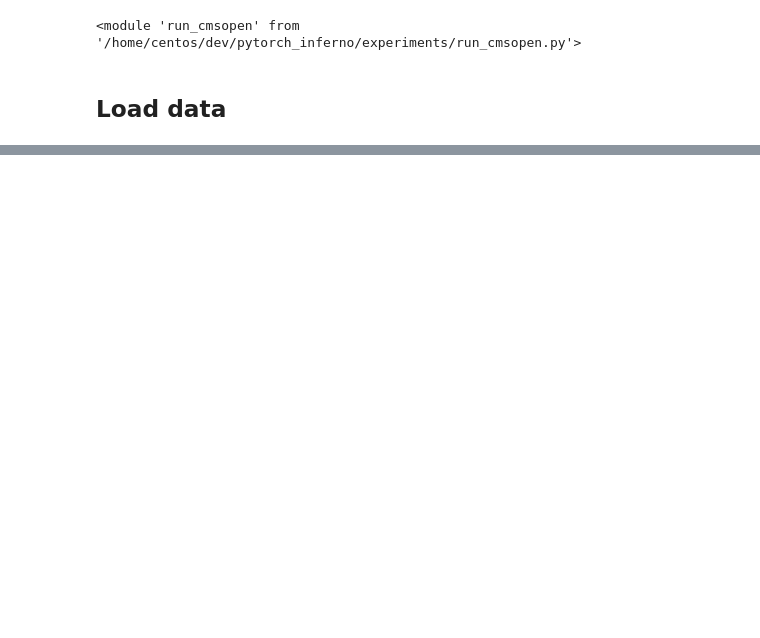
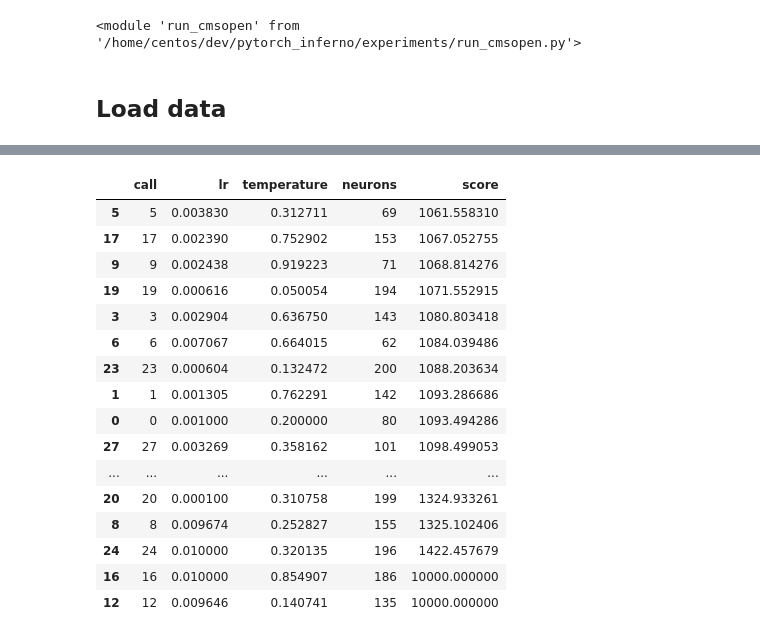
Before and after one commit to llayer/cmsopen, a Jupyter notebook: inferno/proc.ipynb, the cells around one changed output, grey strips where cells are left out. Cells and saved outputs as stored; diff of their text form; code cells hidden in the pictures; blank space fills up the shorter version.

```diff
--- a/inferno/proc.ipynb
+++ b/inferno/proc.ipynb
@@ -81,0 +255,20 @@ n_alpha 3
+# %%
+store_results(search_result, prior_names)
+# %% [output]
+|  | call | lr | temperature | neurons | score |
+| 5 | 5 | 0.003830 | 0.312711 | 69 | 1061.558310 |
+| 17 | 17 | 0.002390 | 0.752902 | 153 | 1067.052755 |
+| 9 | 9 | 0.002438 | 0.919223 | 71 | 1068.814276 |
+| 19 | 19 | 0.000616 | 0.050054 | 194 | 1071.552915 |
+| 3 | 3 | 0.002904 | 0.636750 | 143 | 1080.803418 |
+| 6 | 6 | 0.007067 | 0.664015 | 62 | 1084.039486 |
+| 23 | 23 | 0.000604 | 0.132472 | 200 | 1088.203634 |
+| 1 | 1 | 0.001305 | 0.762291 | 142 | 1093.286686 |
+| 0 | 0 | 0.001000 | 0.200000 | 80 | 1093.494286 |
+| 27 | 27 | 0.003269 | 0.358162 | 101 | 1098.499053 |
+| ... | ... | ... | ... | ... | ... |
+| 20 | 20 | 0.000100 | 0.310758 | 199 | 1324.933261 |
+| 8 | 8 | 0.009674 | 0.252827 | 155 | 1325.102406 |
+| 24 | 24 | 0.010000 | 0.320135 | 196 | 1422.457679 |
+| 16 | 16 | 0.010000 | 0.854907 | 186 | 10000.000000 |
+| 12 | 12 | 0.009646 | 0.140741 | 135 | 10000.000000 |
```
Also changed, not shown: parts of 10 cells of this notebook, 1 other file.
